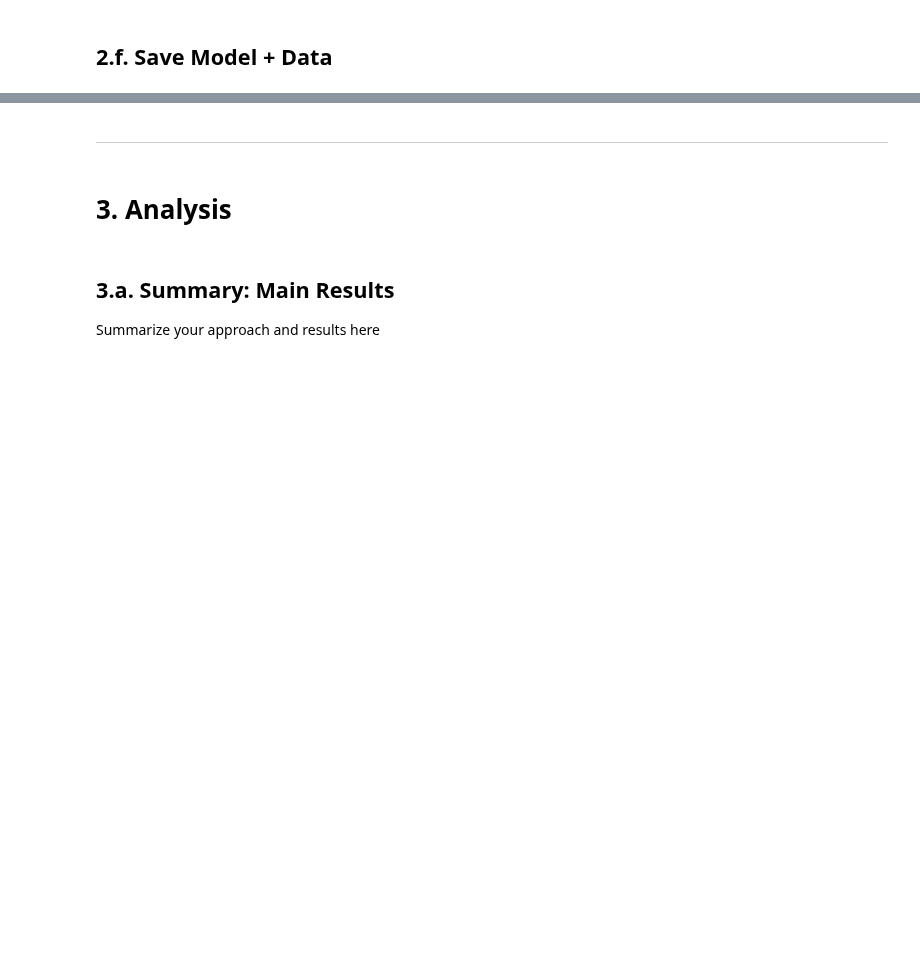
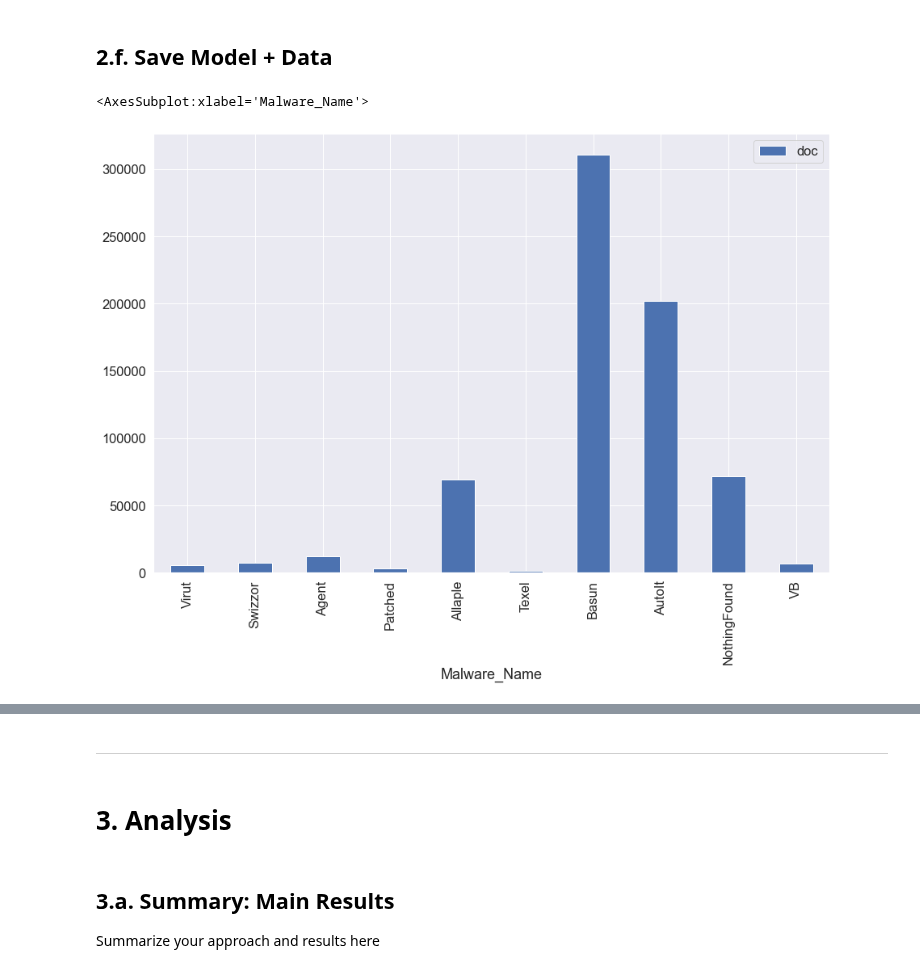
Before and after one commit to shahrukhx01/adversarial-ml-101, a Jupyter notebook: assignment3/shahrukh/Final_Book_v1.ipynb, the cells around one changed output, grey strips where cells are left out. Drawn from its saved outputs; the diff is of its cells as text; code cells hidden in the pictures; blank space fills up the shorter version.

```diff
--- a/assignment3/shahrukh/Final_Book_v1.ipynb
+++ b/assignment3/shahrukh/Final_Book_v1.ipynb
@@ -239,8 +253,4 @@ n_workers = 10
 # %%
-project_mode = 'eval'    # trainval, traintest, debug, eval
-np.random.seed(123)
-
-
 ## in trainval mode we use test_raw_samples variable to hold validation dataset
 train_raw_samples, test_raw_samples = [], []
 
@@ -267,11 +277,6 @@ elif project_mode == 'debug':
     print('=> Loading testing data ... ')
     test_raw_samples = load_data(Path(test_path), nworkers=n_workers)[:100]
 
-elif project_mode == 'eval':
-    ## load only test set for evaluating the model
-    print('=> Loading testing data ... ')
-    test_raw_samples = load_data(Path(test_path), nworkers=n_workers)
-
 else:
     raise ValueError('Unrecognized mode')
 
@@ -559,3 +563,15 @@ else:
+# %%
+if load_pre_computed_vectors:
+    if project_mode == 'trainval':
+        train_data = unpickle_file(f'train_v5521_{vectorization_method}.pkl')
+        test_data = unpickle_file(f'val_v5521_{vectorization_method}.pkl')
+    elif project_mode == 'traintest':
+        train_data = unpickle_file(f'train_v5521_{vectorization_method}.pkl')
+        test_data = unpickle_file(f'test_v5521_{vectorization_method}.pkl')
+    else:
+        print("Please choose one of the following project modes: {'trainval','traintest', 'eval'}")
+else:
+    perform_vectorization()
 # %%
 
 # Suggestions:
@@ -754,0 +1030,22 @@ for epoch in range(n_epochs):
+# %%
+dd = pd.DataFrame([pd.Series(train_data[1]), pd.Series(train_data[2])])
+dd = dd.T
+dd.columns = ['Malware', 'doc']
+
+dd = dd.groupby(by='Malware').mean()
+dd['Malware_Name']= ['Virut', 'Swizzor', 'Agent', 'Patched',  'Allaple', 'Texel',  'Basun',  'AutoIt',  'NothingFound', 'VB']
+dd.plot(x='Malware_Name',kind='bar')
+
+label_encodings = {'Virut': 0,
+ 'Swizzor': 1,
+ 'Agent': 2,
+ 'Patched': 3,
+ 'Allaple': 4,
+ 'Texel': 5,
+ 'Basun': 6,
+ 'AutoIt': 7,
+ 'NothingFound': 8,
+ 'VB': 9}
+# %% [output]
+<AxesSubplot:xlabel='Malware_Name'>
+[figure, added]
```
Also changed, not shown: parts of 31 cells of this notebook.
